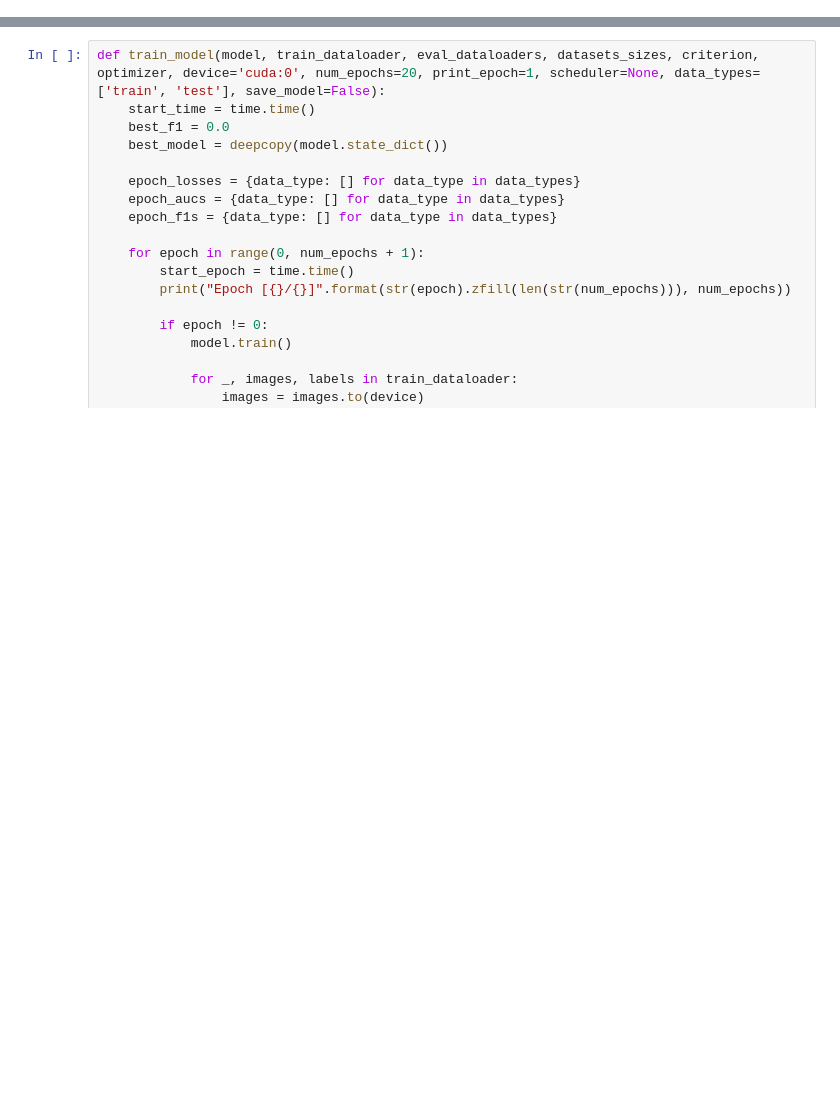
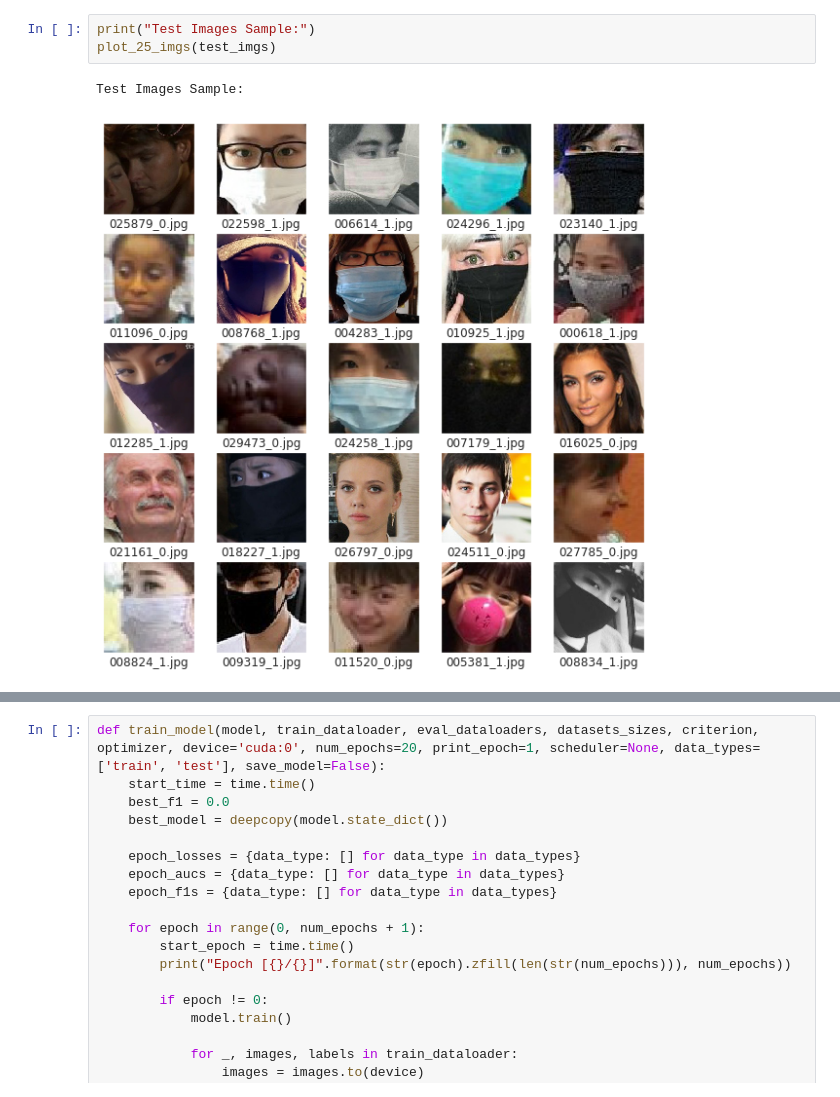
Before and after one commit to afikbar/Face-Mask-Recognition, a Jupyter notebook: train.ipynb, the cells around one changed output, grey strips where cells are left out. Cells and saved outputs as stored; diff of their text form; blank space fills up the shorter version.

```diff
--- a/train.ipynb
+++ b/train.ipynb
@@ -26,0 +68,6 @@ sns.set()
+# %%
+print("Test Images Sample:")
+plot_25_imgs(test_imgs)
+# %% [output]
+Test Images Sample:
+[figure, added]
```
Also changed, not shown: parts of 11 cells of this notebook, 11 other files.
